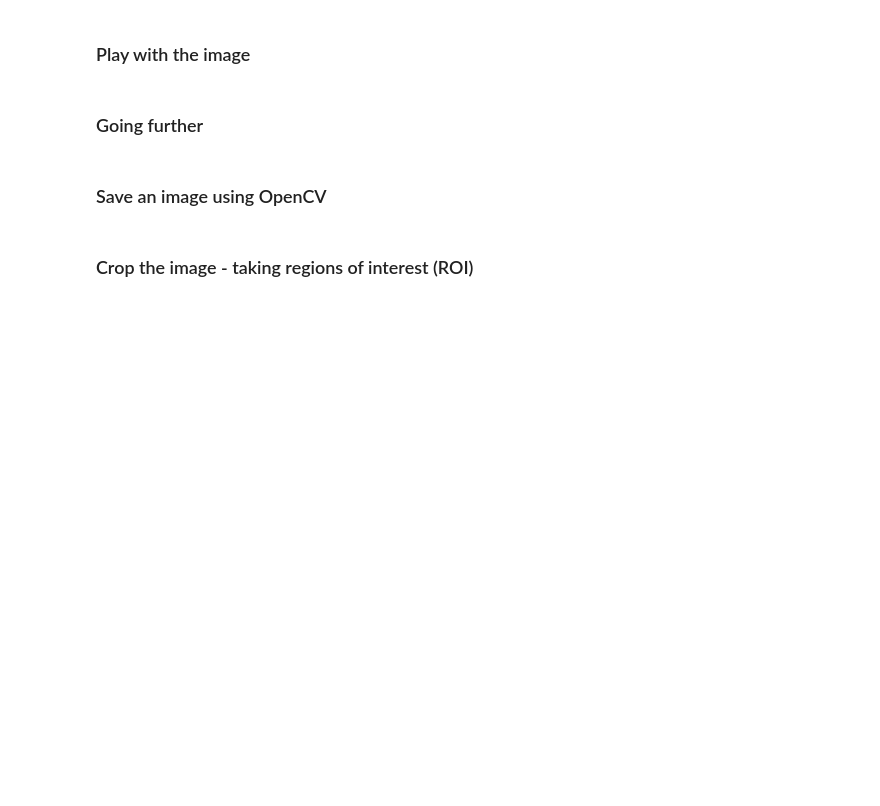
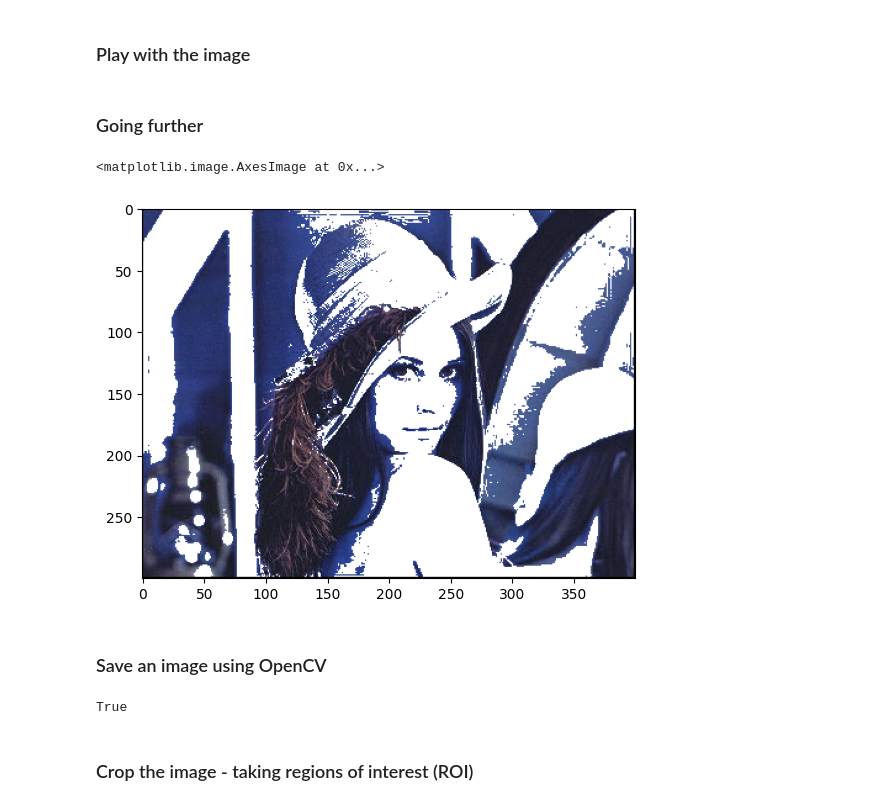
Before and after one commit to Santiago-RV/machine_learning, a Jupyter notebook: Sem_01/Basics.ipynb, the cells around one changed output. Drawn from its saved outputs; the diff is of its cells as text; code cells hidden in the pictures; blank space fills up the shorter version.

```diff
--- a/Sem_01/Basics.ipynb
+++ b/Sem_01/Basics.ipynb
@@ -130,17 +130,23 @@ _
 plt.imshow(img_gray, _ )
 # %%
 # Playing with image intensities
-img_gray = cv2.imread( _ )
+img_gray = cv2.imread('/content/drive/MyDrive/LP1/machine_learning/Images/lena.jpg')
 
-for r in _  :  # Go through rows
-  for c in _ : # Go through cols
-    if _ : # Create a simple condition
-      _ # Do something
+for r in range(img_gray.shape[0])  :  # Go through rows
+  for c in range(img_gray.shape[1]) : # Go through cols
+   if np.any(img_gray[r, c] > 150): # Create a simple condition
+    img_gray[r, c] = 255
 
-plt.imshow(img_gray, _ )
+
+plt.imshow(img_gray, cmap="gray" )
+# %% [output]
+<matplotlib.image.AxesImage at 0x...>
+[figure, added]
 # %% [markdown]
 ### Save an image using OpenCV
 # %%
 cv2.imwrite('newlena.png',img_gray)
+# %% [output]
+True
 # %% [markdown]
 ### Crop the image - taking regions of interest (ROI)
```
Also changed, not shown: parts of 10 cells of this notebook.
